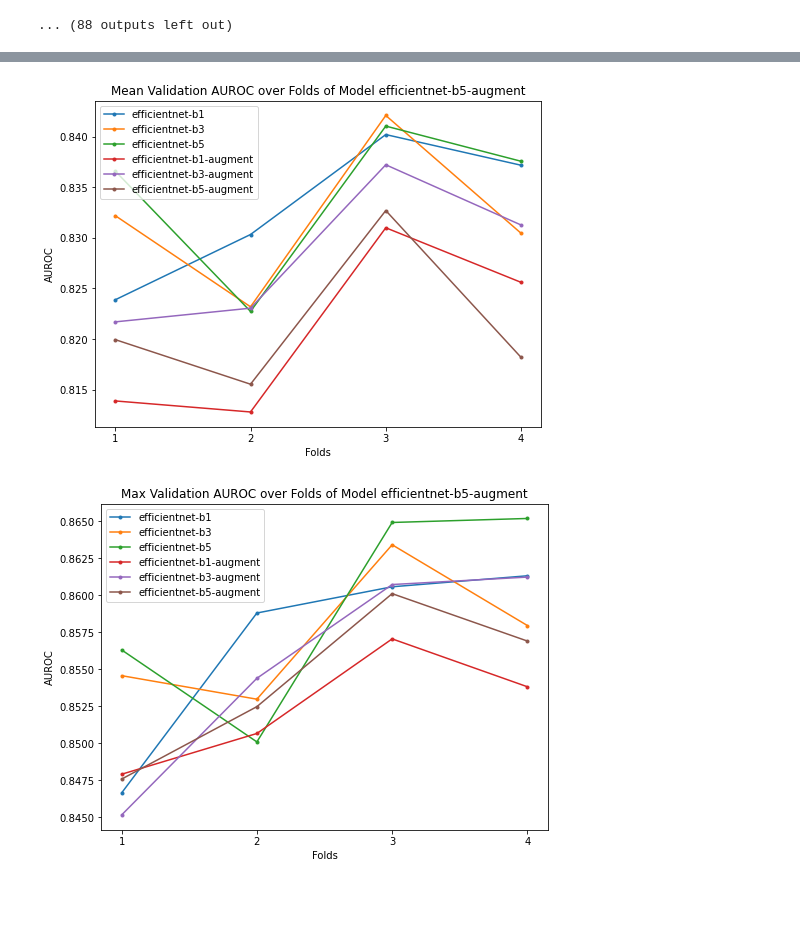
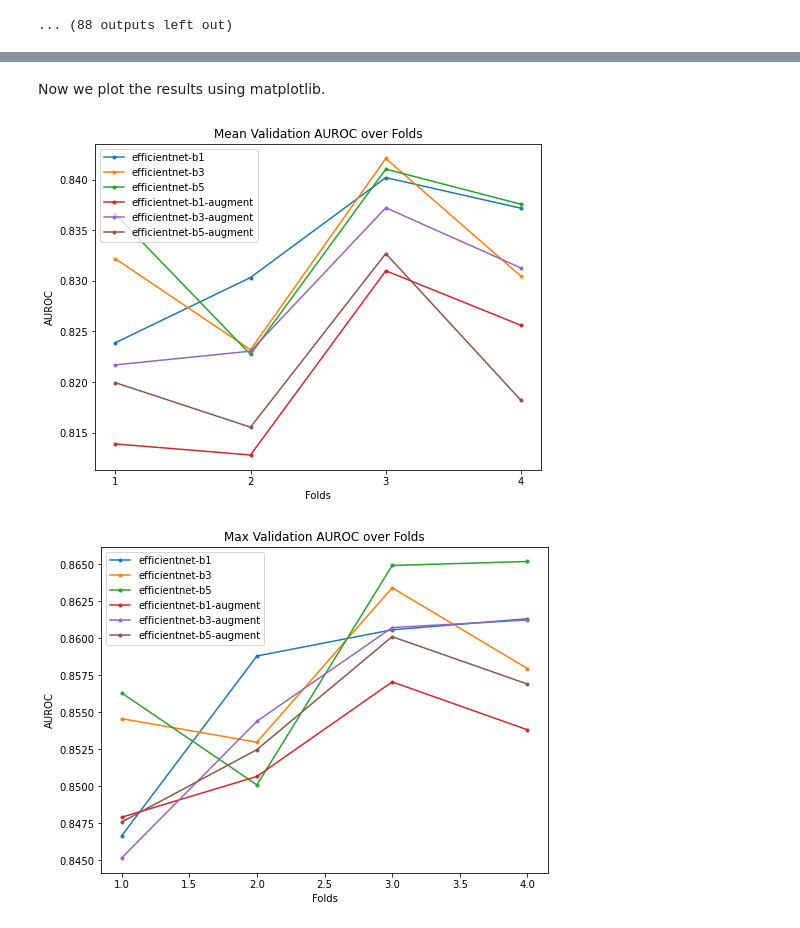
Before and after one commit to babreufig/seti-breakthrough-listen, a Jupyter notebook: modelCompare.ipynb, the cells around one changed output, grey strips where cells are left out. Cells and saved outputs as stored; diff of their text form; code cells hidden in the pictures; blank space fills up the shorter version.

```diff
--- a/modelCompare.ipynb
+++ b/modelCompare.ipynb
@@ -106,10 +159,10 @@ class ClassificationDataset:
 # %%
 class enetv2(nn.Module):
-    def __init__(self, backbone, pretrained=False, out_dim=1):
+    def __init__(self, backbone, pretrained_file=None, out_dim=1):
         super(enetv2, self).__init__()
         self.enet = enet.EfficientNet.from_name(backbone)
-        if pretrained:
-            self.enet.load_state_dict(torch.load(pretrained_model[backbone]))
+        if pretrained_file is not None and os.path.isfile(pretrained_file):
+            self.enet.load_state_dict(torch.load(pretrained_file))
         self.myfc = nn.Linear(self.enet._fc.in_features, out_dim)
         self.enet._fc = nn.Identity()
         self.conv1Norm = nn.Conv2d(1, 32, kernel_size=3, stride=1, padding=3, bias=False)
@@ -224,22 +296,26 @@ for model in starter_models:
     fold = 0
     for train_index, test_index in skf.split(X, Y):
 
-        # Second half - augmented images
+        # Second half - images are augmented
         if it > 2:
             train_augment = A.Compose([
+                        # Flip the image
                         A.VerticalFlip(p=0.5),
-                        # CoarseDropout because Cutout is deprecated - works the same way
+                        # CoarseDropout creates holes in the images (sets pixels in that area to zero)
                         A.CoarseDropout(max_height=int(512 * 0.1), max_width=int(512 * 0.1), max_holes=5, p=0.5),
                         ])
-        # First half - without augmentation
+        # First half - no augmentation
         else:
             train_augment = None
 
-        starter_models = [enetv2(baseline_name[0], pretrained=True, out_dim=1),
-                          enetv2(baseline_name[1], pretrained=True, out_dim=1),
-                          enetv2(baseline_name[2], pretrained=True, out_dim=1)]
+        # The models are created again to not reuse the old ones
+        starter_models = [enetv2(baseline_name[0], pretrained_file=pretrained_model[baseline_name[0]], out_dim=1),
+                          enetv2(baseline_name[1], pretrained_file=pretrained_model[baseline_name[1]], out_dim=1),
+                          enetv2(baseline_name[2], pretrained_file=pretrained_model[baseline_name[2]], out_dim=1)]
 
         model = starter_models[it % 3]
+
+        # Load the model onto the device
         model.to(device)
 
         train_images, valid_images = X[train_index], X[test_index]
@@ -250,31 +326,30 @@ for model in starter_models:
         train_loader = torch.utils.data.DataLoader(train_dataset, batch_size=Batch_Size,shuffle=True, num_workers=4)
         valid_loader = torch.utils.data.DataLoader(valid_dataset, batch_size=Batch_Size,shuffle=False, num_workers=4)
 
+        # Define the optimizer
         optimizer = torch.optim.Adam(model.parameters(), lr=learn_rate)
 
-        row = 0
-        last_loss = 0
-        train_loss = 10
-
+        train_loss = 0
 
         for epoch in range(epochs):
+            # In the fourth epoch, the learn rate is decreased to prevent big changes in the last few epochs.
             if epoch == 4:
                 for param_group in optimizer.param_groups:
                     param_group["lr"] = 1e-4
 
             train_loss = train(train_loader, model, optimizer, device=device)
             predictions, valid_targets, valid_loss = evaluate(valid_loader, model, device=device)
+            # The AUROC metric is calculated based on the predictions and the true targets
             roc_auc = metrics.roc_auc_score(valid_targets, predictions)
-
-            train_losses[it][fold].append(train_loss)
-            valid_losses[it][fold].append(valid_loss)
+            # Save result for visualization later
             aurocs[it][fold].append(roc_auc)
 
             if roc_auc > best_roc_auc:
                 best_roc_auc = roc_auc
 
+            # Write result for this epoch to the log file.
             print(f"Model={names[it]}, Fold {fold}: Epoch={epoch}, Train Loss={train_loss}, Validation Loss={valid_loss}, Validation ROC AUC={roc_auc}")
-            with codecs.open('results.log', 'a') as up:
+            with codecs.open(log_file, 'a') as up:
                 up.write(f"Model={names[it]}, Fold={fold}, Epoch={epoch}, Valid ROC AUC={roc_auc}/{best_roc_auc}\n")
 
             if roc_auc > best_roc_auc:
@@ -285,8 +360,6 @@ for model in starter_models:
         models.append(model)
         fold += 1
     it += 1
-
-print('finished')
 # %% [output]
 Model=efficientnet-b1, Fold 0: Epoch=0, Train Loss=0.2538037712679969, Validation Loss=0.20819047698378562, Validation ROC AUC=0.8106622716049383
 Model=efficientnet-b1, Fold 0: Epoch=1, Train Loss=0.21427932505872516, Validation Loss=0.2132311812793215, Validation ROC AUC=0.8074902962962963
@@ -323,24 +387,25 @@ for i in range(len(aurocs)):
     for j in range(folds):
         aurocs_mean[i][j] = np.mean(aurocs[i][j])
         aurocs_max[i][j] = np.max(aurocs[i][j])
+# %% [markdown]
+Now we plot the results using matplotlib.
 # %%
 plt.figure(figsize=(8,6))
 for j in range(len(aurocs)):
     plt.plot(range(1, len(aurocs[j]) + 1), aurocs_mean[j], label=names[j], marker=".")
 plt.xlabel("Folds")
 plt.ylabel("AUROC")
 plt.xticks(np.arange(1, len(aurocs[j]) + 1, step=1))
 plt.legend()
-plt.title(f"Mean Validation AUROC over Folds of Model {names[j]}");
+plt.title(f"Mean Validation AUROC over Folds");
 
 plt.figure(figsize=(8,6))
 for j in range(len(aurocs)):
     plt.plot(range(1, len(aurocs[j]) + 1), aurocs_max[j], label=names[j], marker=".")
 plt.xlabel("Folds")
 plt.ylabel("AUROC")
-plt.xticks(np.arange(1, len(aurocs[j]) + 1, step=1))
 plt.legend()
-plt.title(f"Max Validation AUROC over Folds of Model {names[j]}");
+plt.title(f"Max Validation AUROC over Folds");
 # %% [output]
-[figure, old version]
+[figure, new version]
-[figure, old version]
+[figure, new version]
```
Also changed, not shown: parts of 25 cells of this notebook, 6 other files.
